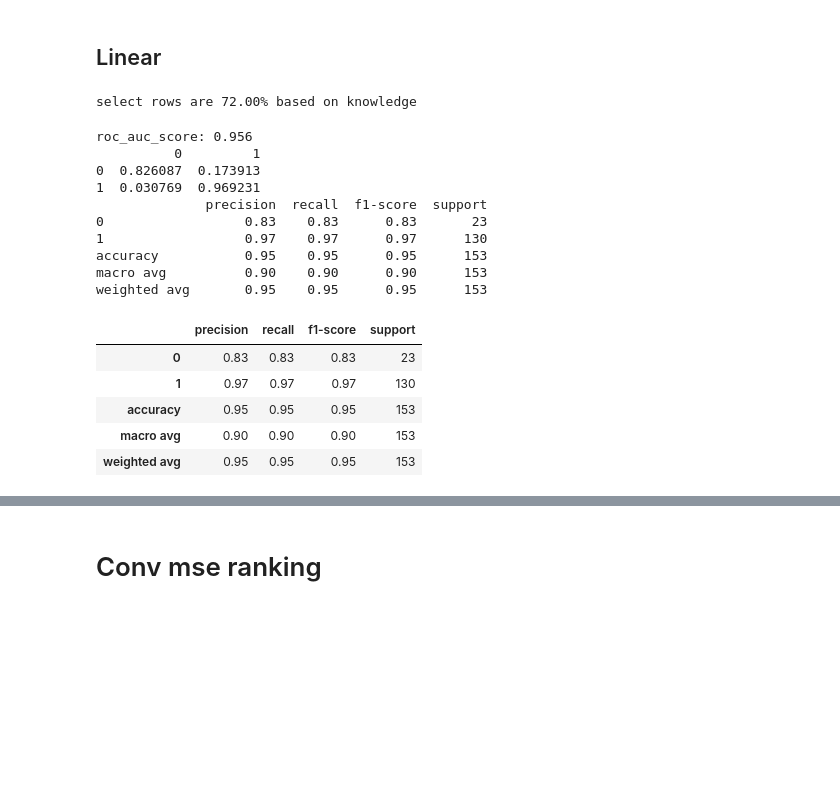
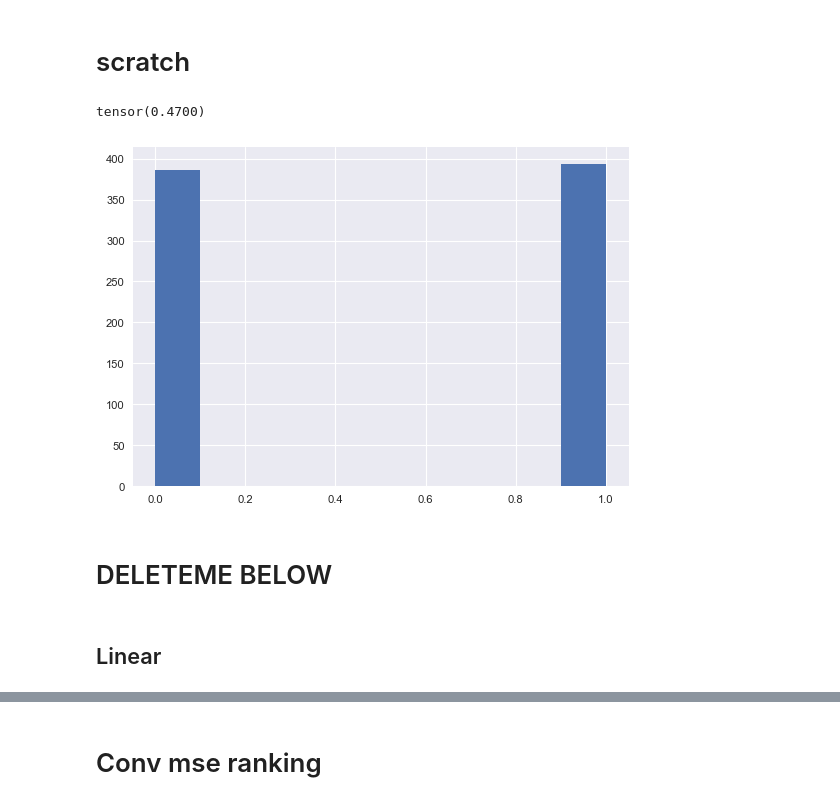
Before and after one commit to wassname/LoRA_are_lie_detectors, a Jupyter notebook: notebooks/10_compare_probes.ipynb, the cells around one changed output, grey strips where cells are left out. Drawn from its saved outputs; the diff is of its cells as text; code cells hidden in the pictures; blank space fills up the shorter version.

```diff
--- a/notebooks/10_compare_probes.ipynb
+++ b/notebooks/10_compare_probes.ipynb
@@ -114,0 +212,9 @@ ds_out1, ds_out
+# %%
+# set labels
+ds2proxy = ranking_truth_telling
+proxy2label = undo_ranked_truth_telling
+
+# unit test labels
+y_val1 = ds2proxy(ds_val)
+y1 = proxy2label(y_val1, ds_val)
+assert (y1 == ds_val['label_true_base']).all()
@@ -114,0 +245,5 @@ ds_out1, ds_out
+# %%
+ds = ds_trainval
+x = torch.stack([ds['end_residual_stream_base'], ds['end_residual_stream_adapt']], -1)[:, SKIP::STIDE]
+y = ds2proxy(ds)
+x.shape
@@ -129,0 +388,17 @@ from torch.utils.data import DataLoader, TensorDataset
+# %%
+from sklearn.dummy import DummyClassifier
+from einops import rearrange
+
+class TorchDummyClassifier(DummyClassifier):
+
+    def fit(self, X_train, y_train, sample_weight = None, **kwargs):
+        X_train = rearrange(X_train, 'b l h v -> b (l h v)')
+        return super().fit(X_train.numpy(), y_train.numpy(), sample_weight)
+
+    def predict_proba(self, X):
+        X = rearrange(X, 'b l h v -> b (l h v)').numpy()
+        return torch.from_numpy(super().predict_proba(X)[:, 1])
+# %%
+model = TorchDummyClassifier(random_state=42, strategy="most_frequent")
+df_res = eval_ranking(model, ds_trainval, ds_test)
+analyze_dfres(df_res)
@@ -129,0 +415,2 @@ from torch.utils.data import DataLoader, TensorDataset
+# %% [markdown]
+# scratch
@@ -130,33 +455,12 @@ from torch.utils.data import DataLoader, TensorDataset
+# %%
+(y_test_proxy*1.0).mean()
+# %% [output]
+tensor(0.4700)
+# %%
+plt.hist(df_res['y_prob']);
+# %% [output]
+[figure, added]
+# %% [markdown]
+# DELETEME BELOW
 # %% [markdown]
 ## Linear
-# %%
-
-ds_known = filter_ds_to_known(ds_out, verbose=True)
-hs_normal = ds_known['end_residual_stream_base']
-hs_intervene = ds_known['end_residual_stream_adapt']
-label_fn = ranking_truth_telling
-hs = hs_normal - hs_intervene
-y = label_fn(ds_known)
-# y
-# %% [output]
-select rows are 72.00% based on knowledge
-# %%
-r = check_lr_intervention_predictive(hs, y, verbose=True)
-r['cr']
-# %% [output]
-roc_auc_score: 0.956
-          0         1
-0  0.826087  0.173913
-1  0.030769  0.969231
-              precision  recall  f1-score  support
-0                  0.83    0.83      0.83       23
-1                  0.97    0.97      0.97      130
-accuracy           0.95    0.95      0.95      153
-macro avg          0.90    0.90      0.90      153
-weighted avg       0.95    0.95      0.95      153
-|  | precision | recall | f1-score | support |
-| 0 | 0.83 | 0.83 | 0.83 | 23 |
-| 1 | 0.97 | 0.97 | 0.97 | 130 |
-| accuracy | 0.95 | 0.95 | 0.95 | 153 |
-| macro avg | 0.90 | 0.90 | 0.90 | 153 |
-| weighted avg | 0.95 | 0.95 | 0.95 | 153 |
```
Also changed, not shown: parts of 62 cells of this notebook, 14 other files.
